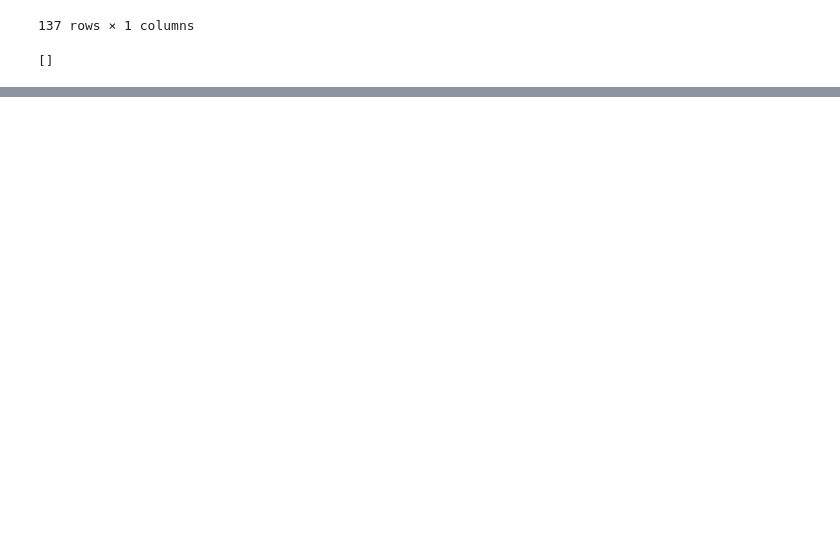
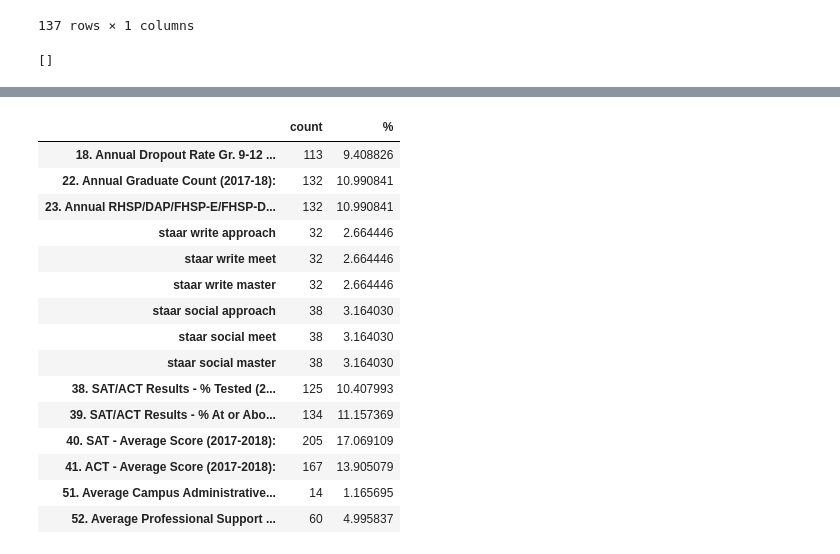
Before and after one commit to jonarms/STAAR_Recommendation, a Jupyter notebook: Capstone 2 Data Wrangling.ipynb, the cells around one changed output, grey strips where cells are left out. Cells and saved outputs as stored; diff of their text form; code cells hidden in the pictures; blank space fills up the shorter version.

```diff
--- a/Capstone 2 Data Wrangling.ipynb
+++ b/Capstone 2 Data Wrangling.ipynb
@@ -315,0 +388,26 @@ Name: 6. Students % White:, dtype: float64
+# %%
+removestaarlist = ['staar african approach',
+'staar african meet',
+'staar african master',
+'staar hispanic approach',
+'staar hispanic meet',
+'staar hispanic master',
+'staar white approach',
+'staar white meet',
+'staar white master',
+'staar native approach',
+'staar native meet',
+'staar native master',
+'staar asian approach',
+'staar asian meet',
+'staar asian master',
+'staar pacific approach',
+'staar pacific meet',
+'staar pacific master',
+'2+ race approach',
+'2+ race meet',
+'2+ race master',
+'19. 4-Year Longitudinal Graduation Rate (Class of 2018):',
+'20. 5-Year Longitudinal Graduation Rate (Class of 2017):',
+'21. 6-Year Longitudinal Graduation Rate (Class of 2016):']
+readablesnapshot.drop(columns=removestaarlist, inplace=True)
@@ -315,0 +433,22 @@ Name: 6. Students % White:, dtype: float64
+# %%
+missing = pd.concat([readablesnapshot.isnull().sum(), 100 * readablesnapshot.isnull().mean()], axis=1)
+missing.columns=['count', '%']
+missing.sort_values(by='count')
+missing[missing['%']>1 ]
+# %% [output]
+|  | count | % |
+| 18. Annual Dropout Rate Gr. 9-12 ... | 113 | 9.408826 |
+| 22. Annual Graduate Count (2017-18): | 132 | 10.990841 |
+| 23. Annual RHSP/DAP/FHSP-E/FHSP-D... | 132 | 10.990841 |
+| staar write approach | 32 | 2.664446 |
+| staar write meet | 32 | 2.664446 |
+| staar write master | 32 | 2.664446 |
+| staar social approach | 38 | 3.164030 |
+| staar social meet | 38 | 3.164030 |
+| staar social master | 38 | 3.164030 |
+| 38. SAT/ACT Results - % Tested (2... | 125 | 10.407993 |
+| 39. SAT/ACT Results - % At or Abo... | 134 | 11.157369 |
+| 40. SAT - Average Score (2017-2018): | 205 | 17.069109 |
+| 41. ACT - Average Score (2017-2018): | 167 | 13.905079 |
+| 51. Average Campus Administrative... | 14 | 1.165695 |
+| 52. Average Professional Support ... | 60 | 4.995837 |
```
Also changed, not shown: parts of 28 cells of this notebook, 3 other files.
